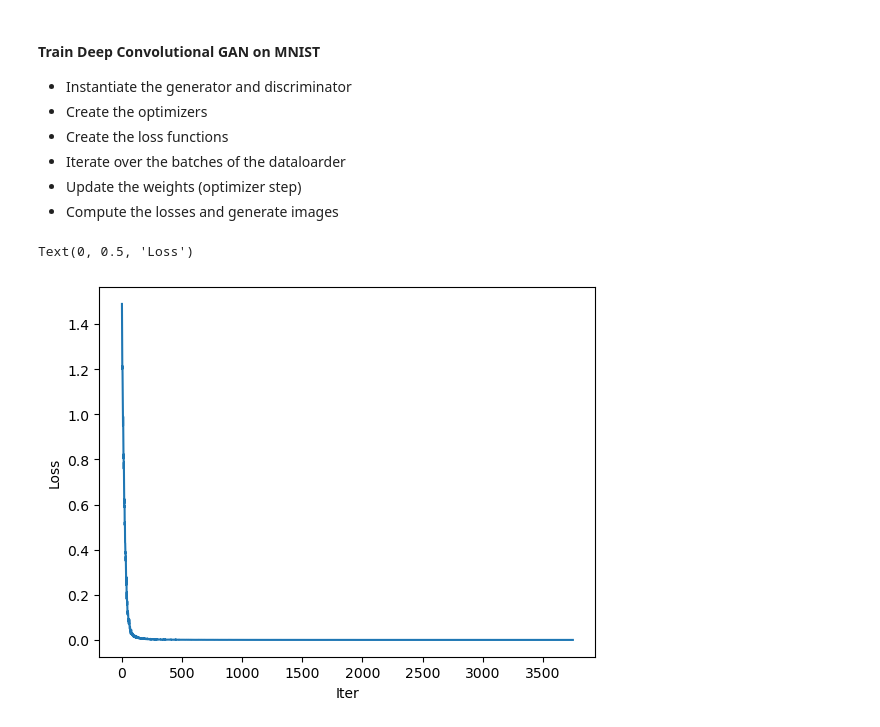
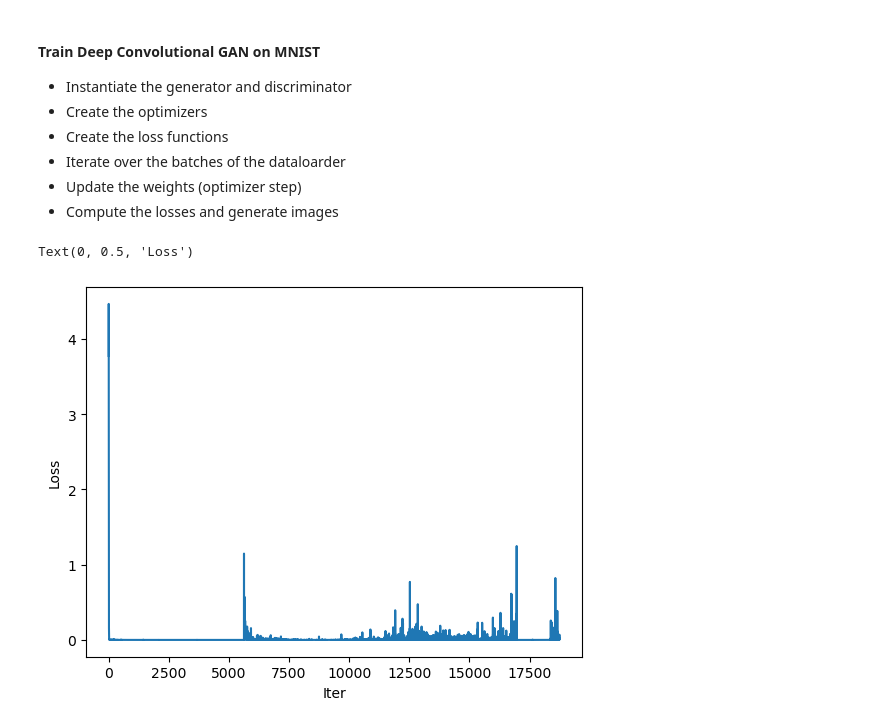
Before and after one commit to dbuos/machine-learning-samples, a Jupyter notebook: DeepConvGAN/deep_conv_gan_mnist.ipynb, the cells around one changed output. Saved outputs shown, nothing was run; the diff lists cells and outputs as text; code cells hidden in the pictures.

```diff
--- a/DeepConvGAN/deep_conv_gan_mnist.ipynb
+++ b/DeepConvGAN/deep_conv_gan_mnist.ipynb
@@ -145,0 +191,4 @@ losses = do_train(2)
+# %%
+trainer = Trainner(Generator(), Discriminator(), train_loader, test_loader)
+# %%
+trainer2 = Trainner(trainer.generator, trainer.discriminator, train_loader, test_loader)
@@ -146,8 +197,12 @@ losses = do_train(2)
+# %%
+trainer2.train_both(epochs=5, train_gen_every=1)
+# %%
+trainer2.train_generator(epochs=1)
 # %%
 #plot losses
-plt.plot(losses)
+plt.plot(trainer2.losses)
 plt.xlabel('Iter')
 plt.ylabel('Loss')
 # %% [output]
 Text(0, 0.5, 'Loss')
-[figure, old version]
+[figure, new version]
```
Also changed, not shown: parts of 8 cells of this notebook.
